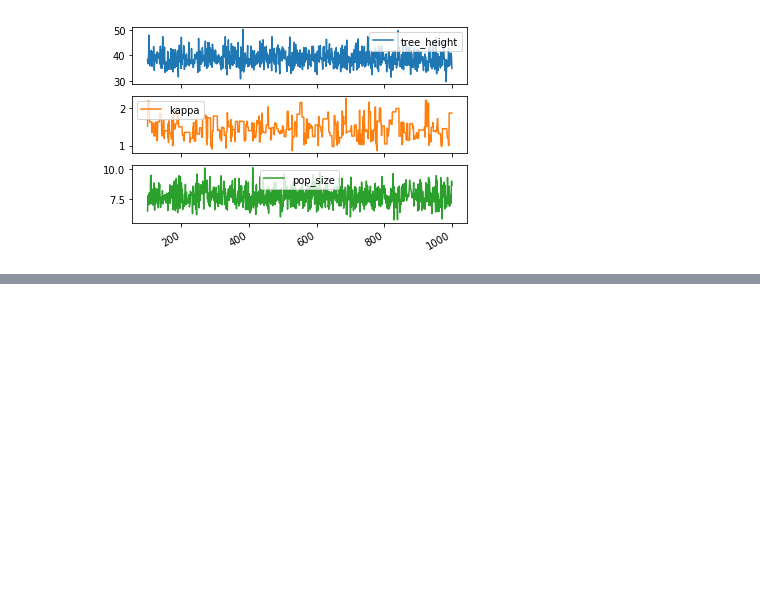
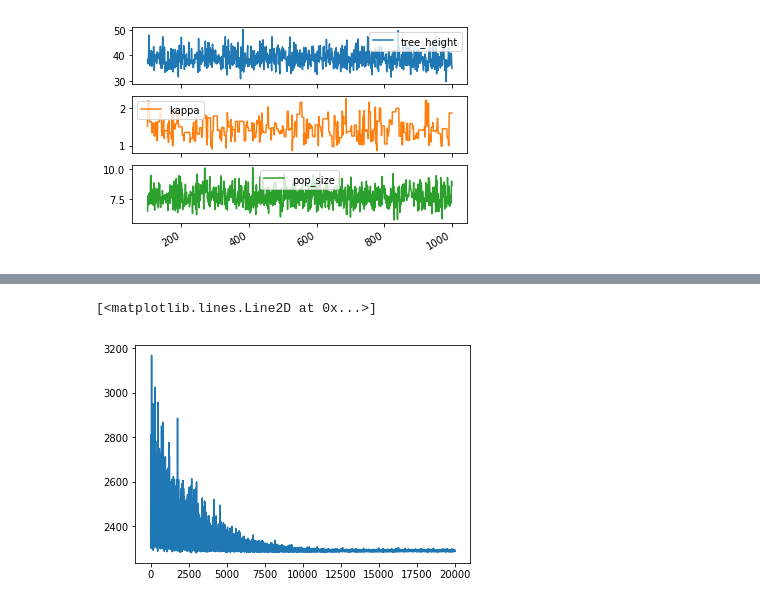
Before and after one commit to christiaanjs/pylo, a Jupyter notebook: eval/pipeline.ipynb, the cells around one changed output, grey strips where cells are left out. Saved outputs shown, nothing was run; the diff lists cells and outputs as text; code cells hidden in the pictures; blank space fills up the shorter version.

```diff
--- a/eval/pipeline.ipynb
+++ b/eval/pipeline.ipynb
@@ -210,0 +256,13 @@ plot_trace_hpd(beast_trace_df, xs=np.arange(beast_trace_df.shape[0])*config['log
+# %%
+tracker = pm.callbacks.Tracker(
+   mean=inference.approx.mean.eval,
+   std=inference.approx.std.eval
+)
+
+approx = inference.fit(config['n_iter'], callbacks=[tracker])
+
+with open(build_templates.pymc_analysis_result_path, 'wb') as f:
+    pickle.dump(tracker, f)
+
+plt.plot(approx.hist)
+# %% [output]
@@ -210,0 +271,2 @@ plot_trace_hpd(beast_trace_df, xs=np.arange(beast_trace_df.shape[0])*config['log
+[<matplotlib.lines.Line2D at 0x...>]
+[figure, added]
```
Also changed, not shown: parts of 14 cells of this notebook.
